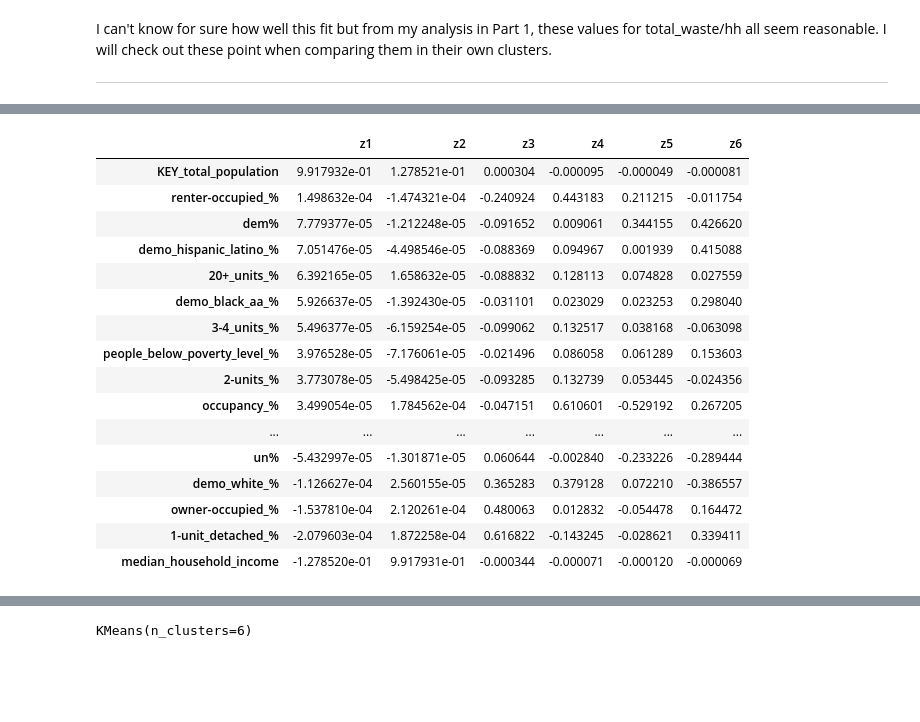
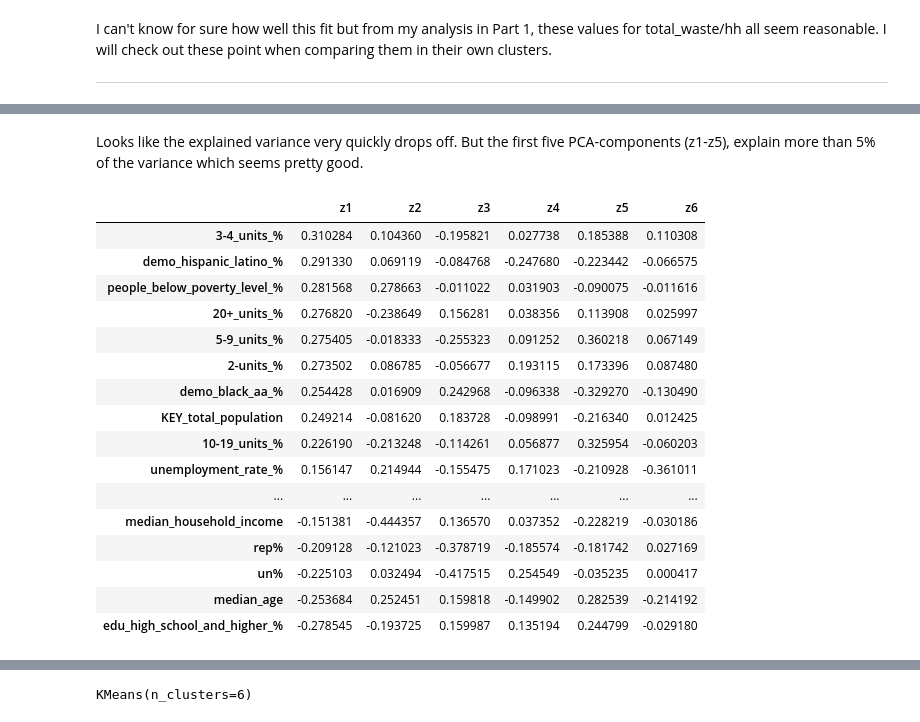
Before and after one commit to DGiulietti/RecycleEffectivenessMA, a Jupyter notebook: part2.ipynb, the cells around one changed output, grey strips where cells are left out. Cells and saved outputs as stored; diff of their text form; code cells hidden in the pictures; blank space fills up the shorter version.

```diff
--- a/part2.ipynb
+++ b/part2.ipynb
@@ -366,0 +138,3 @@ characteristics_pca = pca.fit_transform(chars_df)
+# %%
+characteristics_scaled = pd.DataFrame(characteristics_scaled)
+characteristics_scaled.head(2)
@@ -366,0 +146,5 @@ characteristics_pca = pca.fit_transform(chars_df)
+# %%
+# just renaming my columns
+
+characteristics_scaled.rename(columns=dict(zip(characteristics_scaled.columns,list(characteristics_im.columns))), inplace=True)
+characteristics_scaled.head(2)
@@ -367,3 +321,10 @@ characteristics_pca = pca.fit_transform(chars_df)
+# %%
+low_corr_df = characteristics_scaled[cols_to_include]
+# %%
+# picking 6 components because I'd at most want 6 clusters, so I'm approaching the PCA as 1-for-1 feature-to-cluster
+
+pca = PCA(n_components=6)
+characteristics_pca = pca.fit_transform(low_corr_df)
 # %%
 pca.explained_variance_ratio_
 # %% [output]
@@ -372,21 +333,23 @@ array([6.54948424e-01, 3.45051037e-01, 2.48786863e-07, 1.02698899e-07,
+# %% [markdown]
+Looks like the explained variance very quickly drops off. But the first five PCA-components (z1-z5), explain more than 5% of the variance which seems pretty good.
 # %%
-components = pd.DataFrame(pca.components_, columns=chars_df.columns, index=['z1', 'z2','z3','z4','z5','z6']).T
+components = pd.DataFrame(pca.components_, columns=low_corr_df.columns, index=['z1', 'z2','z3','z4','z5','z6']).T
 components.sort_values(by='z1', ascending=False)
 # %% [output]
 |  | z1 | z2 | z3 | z4 | z5 | z6 |
-| KEY_total_population | 9.917932e-01 | 1.278521e-01 | 0.000304 | -0.000095 | -0.000049 | -0.000081 |
-| renter-occupied_% | 1.498632e-04 | -1.474321e-04 | -0.240924 | 0.443183 | 0.211215 | -0.011754 |
-| dem% | 7.779377e-05 | -1.212248e-05 | -0.091652 | 0.009061 | 0.344155 | 0.426620 |
-| demo_hispanic_latino_% | 7.051476e-05 | -4.498546e-05 | -0.088369 | 0.094967 | 0.001939 | 0.415088 |
-| 20+_units_% | 6.392165e-05 | 1.658632e-05 | -0.088832 | 0.128113 | 0.074828 | 0.027559 |
-| demo_black_aa_% | 5.926637e-05 | -1.392430e-05 | -0.031101 | 0.023029 | 0.023253 | 0.298040 |
-| 3-4_units_% | 5.496377e-05 | -6.159254e-05 | -0.099062 | 0.132517 | 0.038168 | -0.063098 |
-| people_below_poverty_level_% | 3.976528e-05 | -7.176061e-05 | -0.021496 | 0.086058 | 0.061289 | 0.153603 |
-| 2-units_% | 3.773078e-05 | -5.498425e-05 | -0.093285 | 0.132739 | 0.053445 | -0.024356 |
-| occupancy_% | 3.499054e-05 | 1.784562e-04 | -0.047151 | 0.610601 | -0.529192 | 0.267205 |
+| 3-4_units_% | 0.310284 | 0.104360 | -0.195821 | 0.027738 | 0.185388 | 0.110308 |
+| demo_hispanic_latino_% | 0.291330 | 0.069119 | -0.084768 | -0.247680 | -0.223442 | -0.066575 |
+| people_below_poverty_level_% | 0.281568 | 0.278663 | -0.011022 | 0.031903 | -0.090075 | -0.011616 |
+| 20+_units_% | 0.276820 | -0.238649 | 0.156281 | 0.038356 | 0.113908 | 0.025997 |
+| 5-9_units_% | 0.275405 | -0.018333 | -0.255323 | 0.091252 | 0.360218 | 0.067149 |
+| 2-units_% | 0.273502 | 0.086785 | -0.056677 | 0.193115 | 0.173396 | 0.087480 |
+| demo_black_aa_% | 0.254428 | 0.016909 | 0.242968 | -0.096338 | -0.329270 | -0.130490 |
+| KEY_total_population | 0.249214 | -0.081620 | 0.183728 | -0.098991 | -0.216340 | 0.012425 |
+| 10-19_units_% | 0.226190 | -0.213248 | -0.114261 | 0.056877 | 0.325954 | -0.060203 |
+| unemployment_rate_% | 0.156147 | 0.214944 | -0.155475 | 0.171023 | -0.210928 | -0.361011 |
 | ... | ... | ... | ... | ... | ... | ... |
-| un% | -5.432997e-05 | -1.301871e-05 | 0.060644 | -0.002840 | -0.233226 | -0.289444 |
-| demo_white_% | -1.126627e-04 | 2.560155e-05 | 0.365283 | 0.379128 | 0.072210 | -0.386557 |
-| owner-occupied_% | -1.537810e-04 | 2.120261e-04 | 0.480063 | 0.012832 | -0.054478 | 0.164472 |
-| 1-unit_detached_% | -2.079603e-04 | 1.872258e-04 | 0.616822 | -0.143245 | -0.028621 | 0.339411 |
-| median_household_income | -1.278520e-01 | 9.917931e-01 | -0.000344 | -0.000071 | -0.000120 | -0.000069 |
+| median_household_income | -0.151381 | -0.444357 | 0.136570 | 0.037352 | -0.228219 | -0.030186 |
+| rep% | -0.209128 | -0.121023 | -0.378719 | -0.185574 | -0.181742 | 0.027169 |
+| un% | -0.225103 | 0.032494 | -0.417515 | 0.254549 | -0.035235 | 0.000417 |
+| median_age | -0.253684 | 0.252451 | 0.159818 | -0.149902 | 0.282539 | -0.214192 |
+| edu_high_school_and_higher_% | -0.278545 | -0.193725 | 0.159987 | 0.135194 | 0.244799 | -0.029180 |
```
Also changed, not shown: parts of 94 cells of this notebook, 5 other files.
